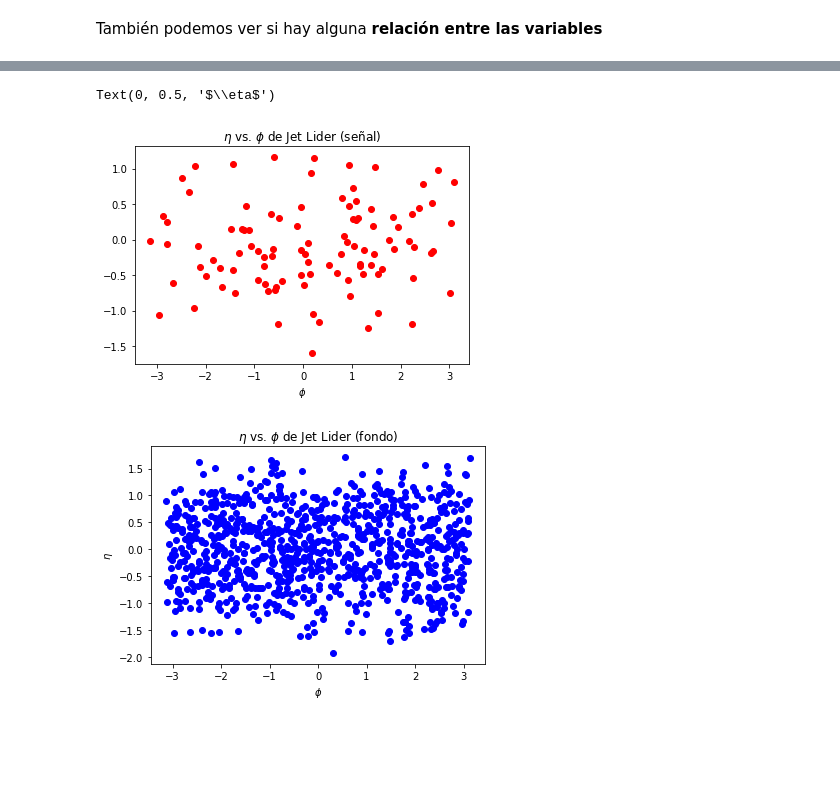
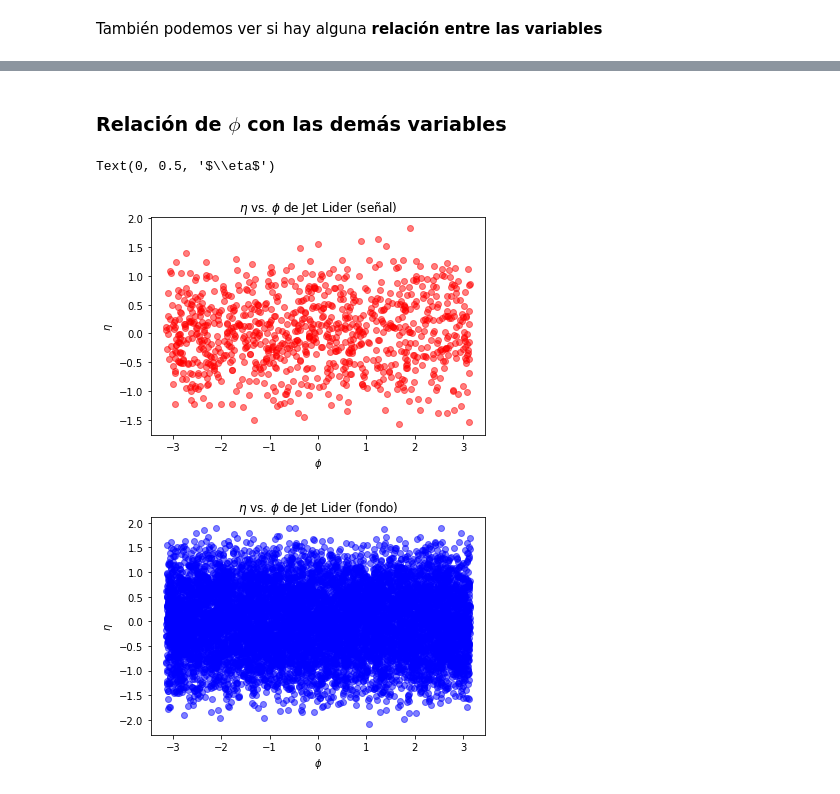
Before and after one commit to marianaiv/tesis_grado_UCV, a Jupyter notebook: Analisis/Analisis_datos_RD.ipynb, the cells around one changed output, grey strips where cells are left out. Cells and saved outputs as stored; diff of their text form; code cells hidden in the pictures; blank space fills up the shorter version.

```diff
--- a/Analisis/Analisis_datos_RD.ipynb
+++ b/Analisis/Analisis_datos_RD.ipynb
@@ -58,6 +58,7 @@ df.shape
 Haremos la exploración de los datos en un conjunto más pequeño de eventos:
 # %%
 # Para el análisis, escogemos 1000 eventos de la muestra
-dfsample = df.sample(n=1000)
+n_eventos = 10000
+dfsample = df.sample(n=n_eventos)
 # %%
 # Los guardamos en un archivo .h5 para tener la muestra en la que se haga el análisis
@@ -66,6 +67,6 @@ if path.exists("events_anomalydetection_tiny.h5")!= True:
 # %%
 # Utilizamos estos datos para el análisis
-eventos_tiny = pd.read_hdf("events_anomalydetection_tiny.h5")
+eventos_tiny = pd.read_hdf("events_anomalydetection_tiny_{}.h5".format(n_eventos))
 # %%
 # Tenemos un dataframe de
 # 1000 eventos x 700 hadrones * 3 características ( pT, eta, phi) + 1 columna (si es señal o fondo)
@@ -104,6 +118,9 @@ lista[0:5]
 # %%
-# el largo de cada lista varía según el evento
+# el largo de cada lista varía según el evento. Esto representa la cantidad de hadrones por evento.
 for evento in range(5):
-    lista = [data for data in eventos_tiny.iloc[evento,::3] if data > 0]
-    print("largo para evento {}: {}".format(evento+1, len(lista)))
+    # Quitamos la fila de señal para no contarla como parte de los datos
+    eventos_ssl = eventos_tiny.iloc[:,:-1]
+
+    lista = [data for data in eventos_ss.iloc[evento,::3] if data > 0]
+    print("Cantidad de hadrones en evento {}: {}".format(evento+1, len(lista)))
 # %% [output]
@@ -242,6 +313,7 @@ leadeta={}                                     # diccionario de eta del jet prin
 leadphi={}                                     # diccionario de phi del jet principal de cada evento
 n_eventos = eventos_tiny.shape[0]              # número de eventos (1000)
 n_hadrones = int((eventos_tiny.shape[1]-1)/3)  # número de hadrones (700)
+                                               # [-1 para eliminar la columna señal, /3 por las 3 caracteristicas de cada hadron]
 
 print('CLUSTERING DE JETS')
 print("En estos datos hay {} eventos y {} hadrones p/evento".format(n_eventos, n_hadrones))
@@ -271,7 +343,9 @@ for mitipo in ['fondo','senal']:
         # Creamos un numpy array de ceros del tamaño de la cantidad de datos distintos de cero que hay en el evento
         # ** Buscar que es  pyjet DTYPE_PTEPM **
 
-        pseudojets_input = np.zeros(len([data for data in eventos_tiny.iloc[evento,::3] if data > 0]), dtype=DTYPE_PTEPM)
+        eventos_tiny_ns = eventos_tiny.iloc[:,:-1]
+
+        pseudojets_input = np.zeros(len([data for data in eventos_tiny_ns.iloc[evento,::3] if data > 0]), dtype=DTYPE_PTEPM)
 
         for hadron in range(n_hadrones):
             if (eventos_tiny.iloc[evento,hadron*3]>0): ## si pT > 0
@@ -431,19 +645,22 @@ También podemos ver si hay alguna **relación entre las variables**
+# %% [markdown]
+### Relación de $\phi$ con las demás variables
 # %%
 # Relación entre eta y phi
 
 # señal
 fig = plt.figure()
-plt.scatter(leadphi['senal'], leadeta['senal'], c='r')
+plt.scatter(leadphi['senal'], leadeta['senal'], c='r', alpha=0.5)
 plt.title(r'$\eta$ vs. $\phi$ de Jet Lider (señal)')
 plt.xlabel(r'$\phi$')
+plt.ylabel(r'$\eta$')
 
 # fondo
 fig = plt.figure()
-plt.scatter(leadphi['fondo'], leadeta['fondo'], c='b')
+plt.scatter(leadphi['fondo'], leadeta['fondo'], c='b', alpha=0.5)
 plt.title(r'$\eta$ vs. $\phi$ de Jet Lider (fondo)')
 plt.xlabel(r'$\phi$')
 plt.ylabel(r'$\eta$')
 # %% [output]
 Text(0, 0.5, '$\\eta$')
-[figure, old version]
+[figure, new version]
-[figure, old version]
+[figure, new version]
```
Also changed, not shown: parts of 29 cells of this notebook.
